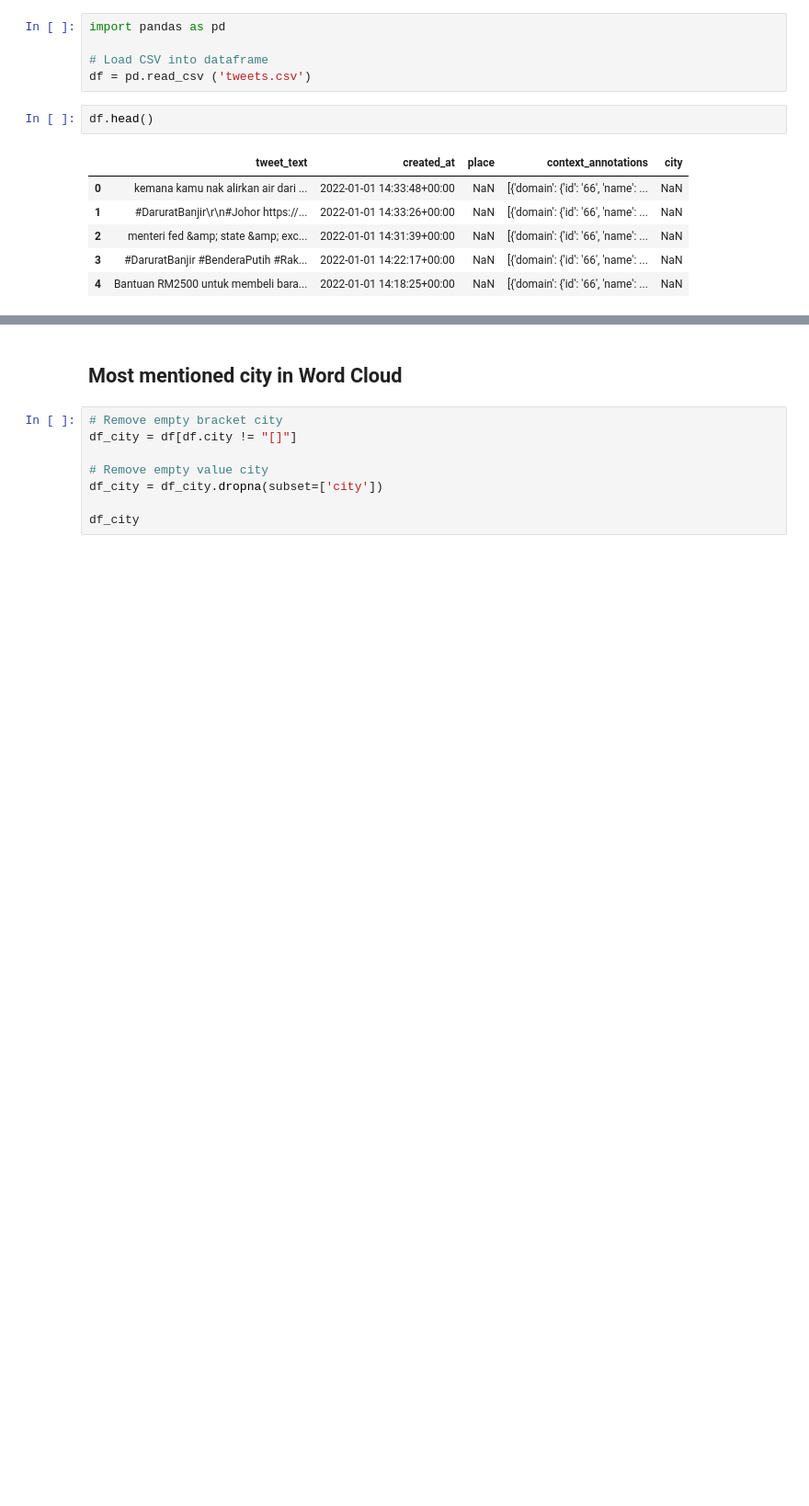
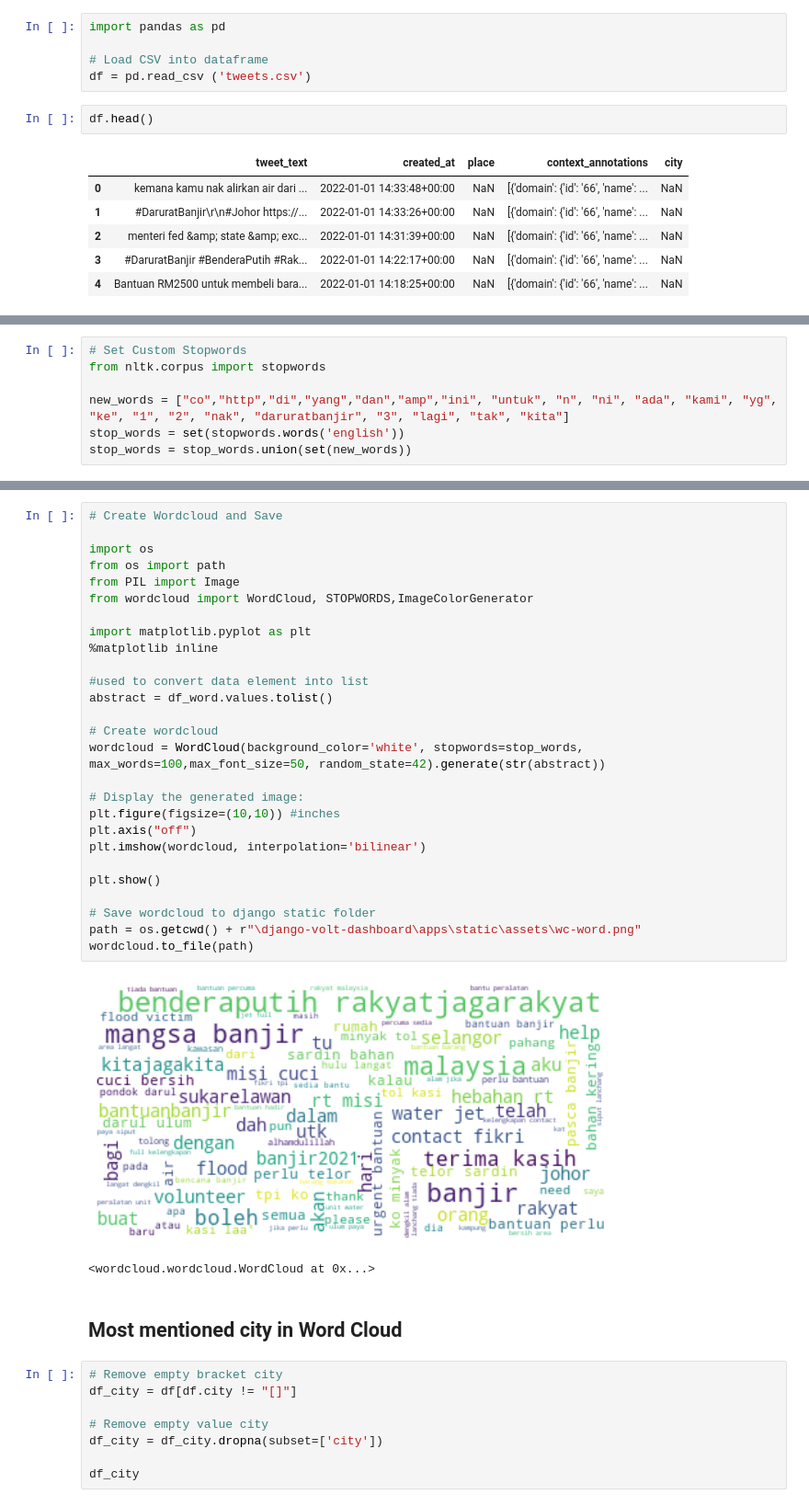
Before and after one commit to wilsonkw97/WeWarnYou, a Jupyter notebook: Data Collection and Pre-processing.ipynb, the cells around one changed output, grey strips where cells are left out. Shown at 92% size. Cells and saved outputs as stored; diff of their text form; blank space fills up the shorter version.

```diff
--- a/Data Collection and Pre-processing.ipynb
+++ b/Data Collection and Pre-processing.ipynb
@@ -14,0 +17,7 @@ df.head()
+# %%
+# Set Custom Stopwords
+from nltk.corpus import stopwords
+
+new_words = ["co","http","di","yang","dan","amp","ini", "untuk", "n", "ni", "ada", "kami", "yg", "ke", "1", "2", "nak", "daruratbanjir", "3", "lagi", "tak", "kita"]
+stop_words = set(stopwords.words('english'))
+stop_words = stop_words.union(set(new_words))
@@ -15,3 +78,33 @@ df.head()
+# %%
+# Create Wordcloud and Save
+
+import os
+from os import path
+from PIL import Image
+from wordcloud import WordCloud, STOPWORDS,ImageColorGenerator
+
+import matplotlib.pyplot as plt
+%matplotlib inline
+
+#used to convert data element into list
+abstract = df_word.values.tolist()
+
+# Create wordcloud
+wordcloud = WordCloud(background_color='white', stopwords=stop_words, max_words=100,max_font_size=50, random_state=42).generate(str(abstract))
+
+# Display the generated image:
+plt.figure(figsize=(10,10)) #inches
+plt.axis("off")
+plt.imshow(wordcloud, interpolation='bilinear')
+
+plt.show()
+
+# Save wordcloud to django static folder
+path = os.getcwd() + r"\django-volt-dashboard\apps\static\assets\wc-word.png"
+wordcloud.to_file(path)
+# %% [output]
+[figure, added]
+<wordcloud.wordcloud.WordCloud at 0x...>
 # %% [markdown]
 ## Most mentioned city in Word Cloud
 # %%
```
Also changed, not shown: parts of 16 cells of this notebook, 5 other files.
